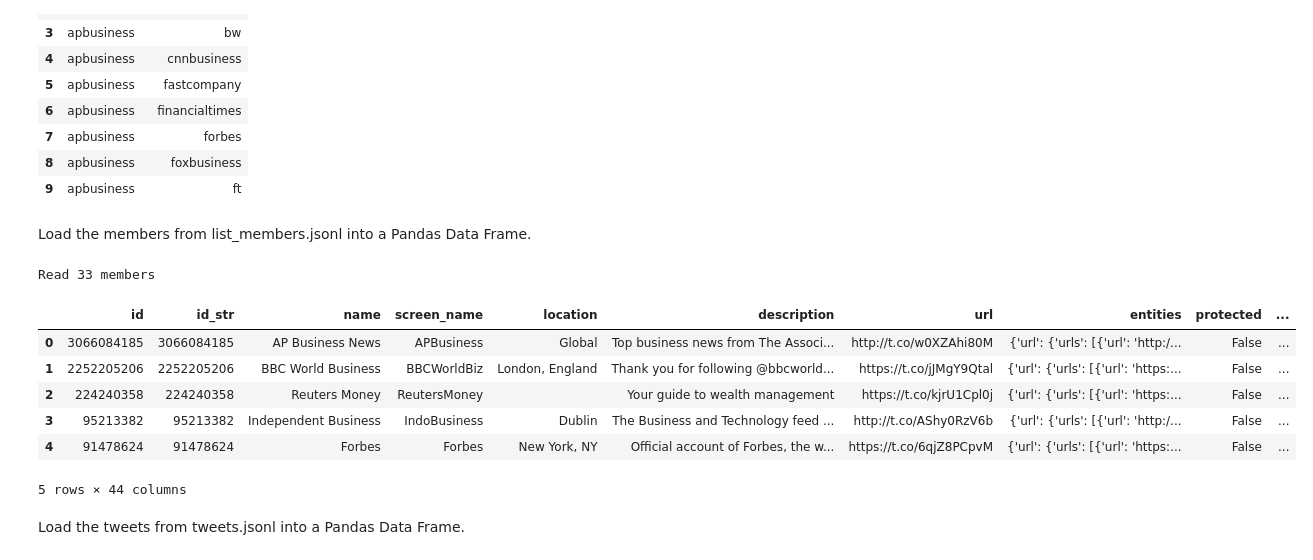
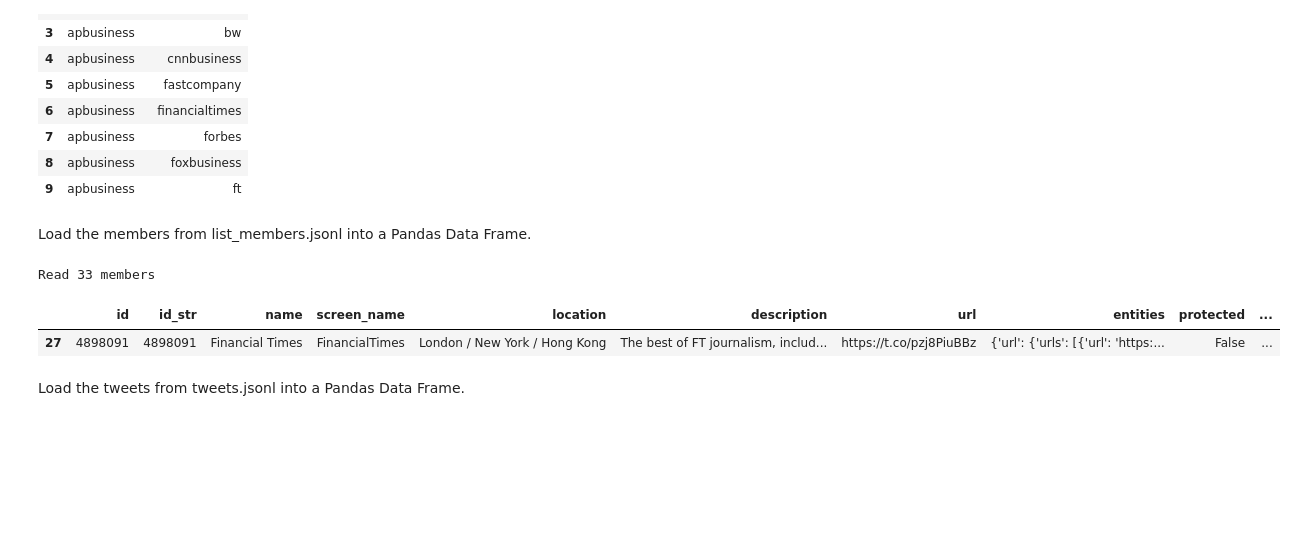
Before and after one commit to kbankowski/2022-11_data-academy, a Jupyter notebook: Level2/Group Projects/07_Network_Twitter/Project_Codes.ipynb, the cells around one changed output. Saved outputs shown, nothing was run; the diff lists cells and outputs as text; code cells hidden in the pictures; blank space fills up the shorter version.

```diff
--- a/Level2/Group Projects/07_Network_Twitter/Project_Codes.ipynb
+++ b/Level2/Group Projects/07_Network_Twitter/Project_Codes.ipynb
@@ -38,18 +39,19 @@ Load the members from list_members.jsonl into a Pandas Data Frame.
 # %%
 in_path2 = Path("./business", "list_members.jsonl")
 # create the Data Frame
 df2 = pd.read_json(in_path2, lines=True)
 print("Read %d members" % len(df2))
+# Filter DataFrame using notnull()
+# Define the specific values you want to filter
+specific_values = [4898091]
 # display a few rows
 df2.head()
+# Filter DataFrame using isin()
+filtered_df2 = df2[df2['id'].isin(specific_values)]
+filtered_df2.head()
 # %% [output]
 Read 33 members
 |  | id | id_str | name | screen_name | location | description | url | entities | protected | ... |
-| 0 | 3066084185 | 3066084185 | AP Business News | APBusiness | Global | Top business news from The Associ... | http://t.co/w0XZAhi80M | {'url': {'urls': [{'url': 'http:/... | False | ... |
-| 1 | 2252205206 | 2252205206 | BBC World Business | BBCWorldBiz | London, England | Thank you for following @bbcworld... | https://t.co/jJMgY9Qtal | {'url': {'urls': [{'url': 'https:... | False | ... |
-| 2 | 224240358 | 224240358 | Reuters Money | ReutersMoney |  | Your guide to wealth management | https://t.co/kjrU1Cpl0j | {'url': {'urls': [{'url': 'https:... | False | ... |
-| 3 | 95213382 | 95213382 | Independent Business | IndoBusiness | Dublin | The Business and Technology feed ... | http://t.co/AShy0RzV6b | {'url': {'urls': [{'url': 'http:/... | False | ... |
-| 4 | 91478624 | 91478624 | Forbes | Forbes | New York, NY | Official account of Forbes, the w... | https://t.co/6qjZ8PCpvM | {'url': {'urls': [{'url': 'https:... | False | ... |
+| 27 | 4898091 | 4898091 | Financial Times | FinancialTimes | London / New York / Hong Kong | The best of FT journalism, includ... | https://t.co/pzj8PiuBBz | {'url': {'urls': [{'url': 'https:... | False | ... |
-5 rows × 44 columns
 # %% [markdown]
 Load the tweets from tweets.jsonl into a Pandas Data Frame.
```
Also changed, not shown: parts of 3 cells of this notebook.
